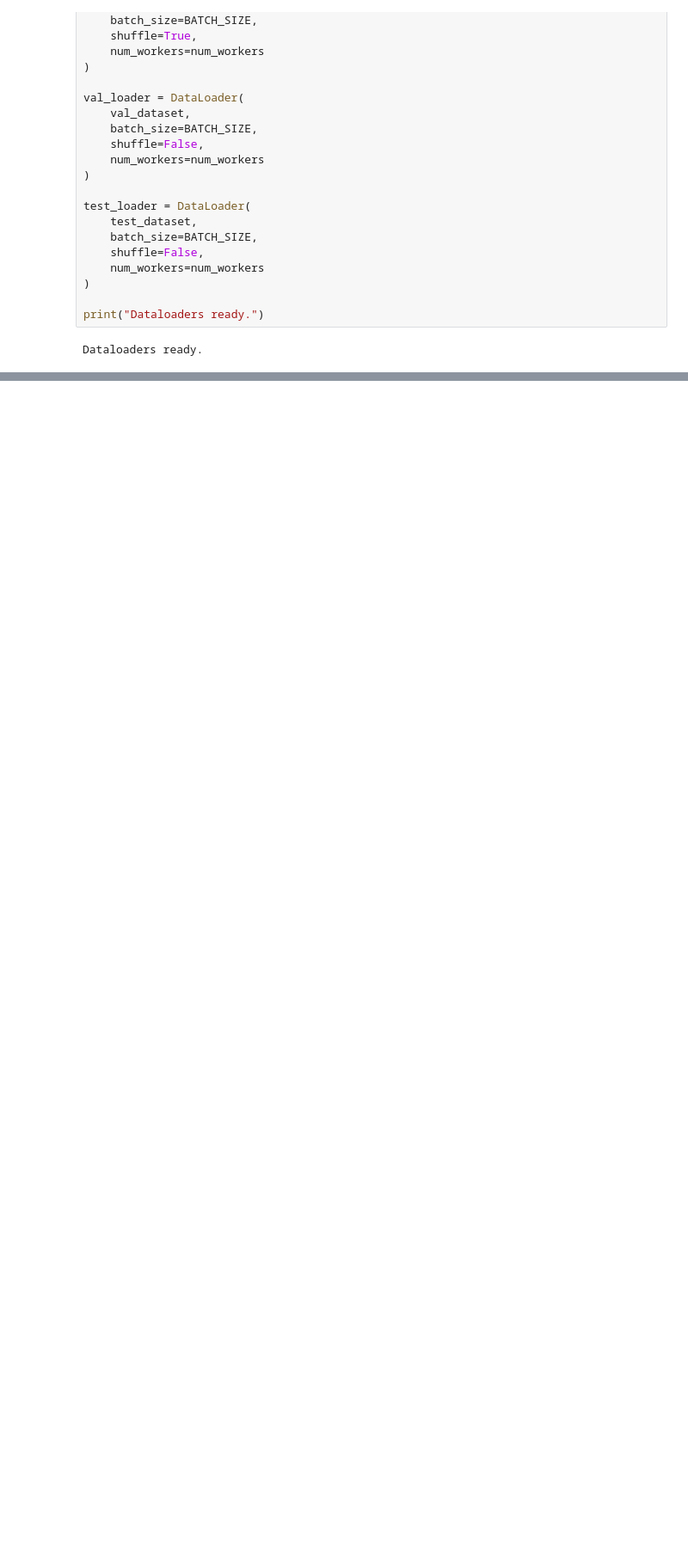
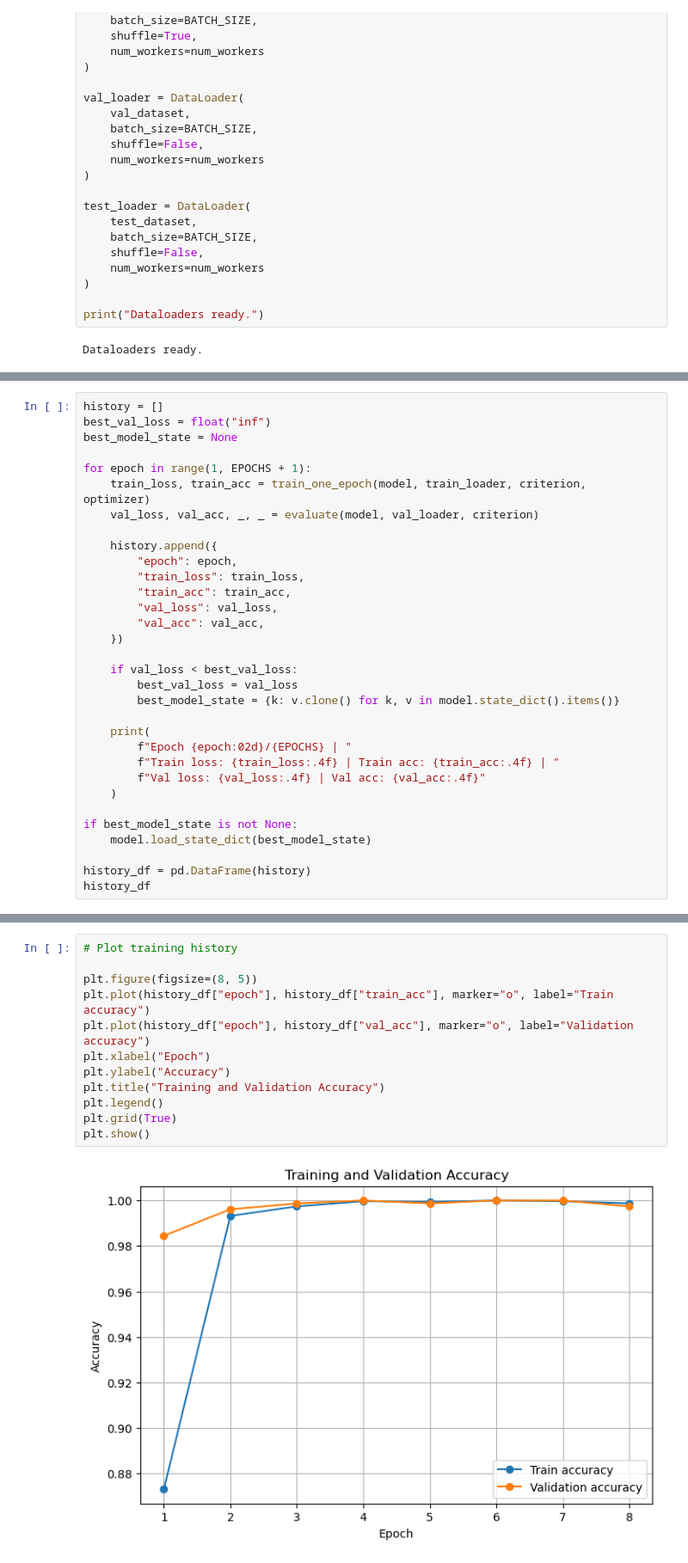
Before and after one commit to toboggann/ProjectT, a Jupyter notebook: py.ipynb, the cells around one changed output, grey strips where cells are left out. Shown at 86% size. Cells and saved outputs as stored; diff of their text form; blank space fills up the shorter version.

```diff
--- a/py.ipynb
+++ b/py.ipynb
@@ -408,0 +515,32 @@ Trainable parameters: 8,395,780 / 11,178,564
+# %%
+history = []
+best_val_loss = float("inf")
+best_model_state = None
+
+for epoch in range(1, EPOCHS + 1):
+    train_loss, train_acc = train_one_epoch(model, train_loader, criterion, optimizer)
+    val_loss, val_acc, _, _ = evaluate(model, val_loader, criterion)
+
+    history.append({
+        "epoch": epoch,
+        "train_loss": train_loss,
+        "train_acc": train_acc,
+        "val_loss": val_loss,
+        "val_acc": val_acc,
+    })
+
+    if val_loss < best_val_loss:
+        best_val_loss = val_loss
+        best_model_state = {k: v.clone() for k, v in model.state_dict().items()}
+
+    print(
+        f"Epoch {epoch:02d}/{EPOCHS} | "
+        f"Train loss: {train_loss:.4f} | Train acc: {train_acc:.4f} | "
+        f"Val loss: {val_loss:.4f} | Val acc: {val_acc:.4f}"
+    )
+
+if best_model_state is not None:
+    model.load_state_dict(best_model_state)
+
+history_df = pd.DataFrame(history)
+history_df
@@ -408,0 +565,14 @@ Trainable parameters: 8,395,780 / 11,178,564
+# %%
+# Plot training history
+
+plt.figure(figsize=(8, 5))
+plt.plot(history_df["epoch"], history_df["train_acc"], marker="o", label="Train accuracy")
+plt.plot(history_df["epoch"], history_df["val_acc"], marker="o", label="Validation accuracy")
+plt.xlabel("Epoch")
+plt.ylabel("Accuracy")
+plt.title("Training and Validation Accuracy")
+plt.legend()
+plt.grid(True)
+plt.show()
+# %% [output]
+[figure, added]
```
Also changed, not shown: parts of 24 cells of this notebook, 2 other files.
